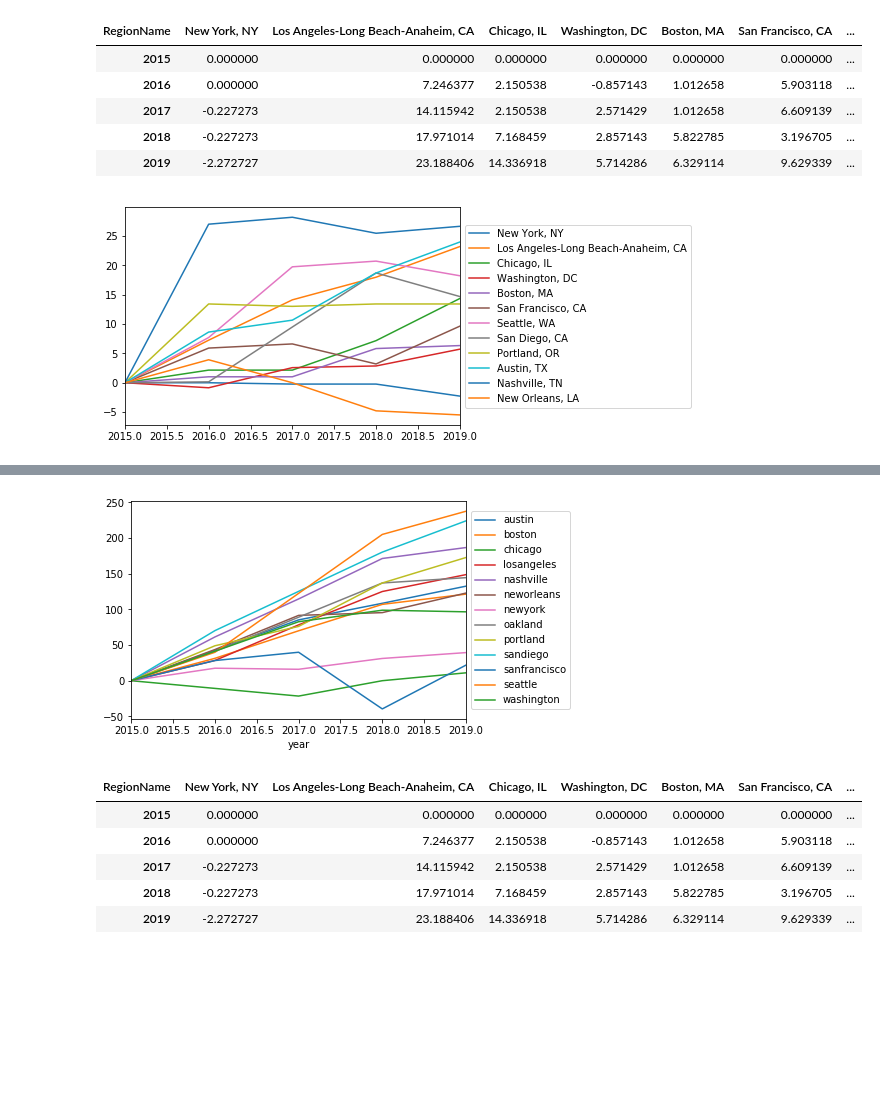
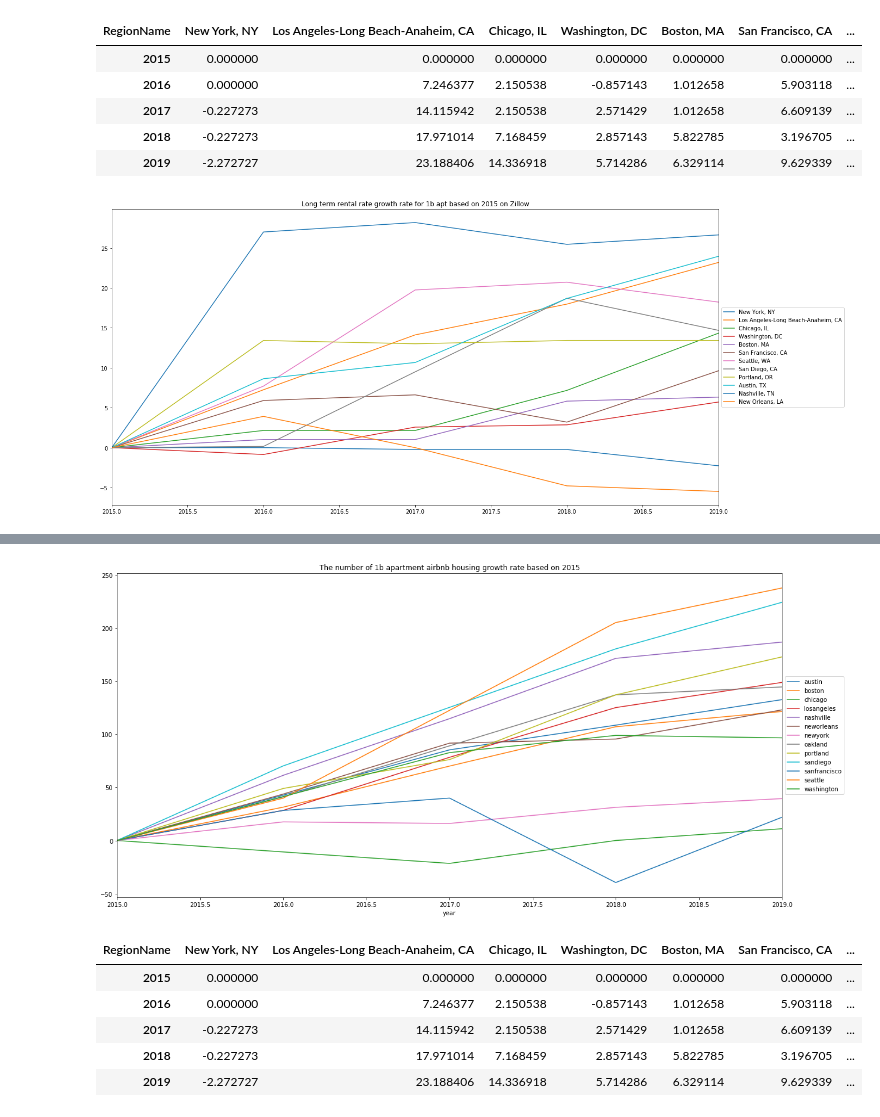
Before and after one commit to cye2277/Final_Project, a Jupyter notebook: PR_Final_project.ipynb, the cells around one changed output, grey strips where cells are left out. Drawn from its saved outputs; the diff is of its cells as text; code cells hidden in the pictures; blank space fills up the shorter version.

```diff
--- a/PR_Final_project.ipynb
+++ b/PR_Final_project.ipynb
@@ -567,11 +567,11 @@ new_zillow_pct_trend_1b
 | 2018 | -0.227273 | 17.971014 | 7.168459 | 2.857143 | 5.822785 | 3.196705 | ... |
 | 2019 | -2.272727 | 23.188406 | 14.336918 | 5.714286 | 6.329114 | 9.629339 | ... |
 # %%
-new_zillow_pct_trend_1b.plot()
+new_zillow_pct_trend_1b.plot(figsize = (20,10),title = "Long term rental rate growth rate for 1b apt based on 2015 on Zillow" )
 plt.legend(loc='center left', bbox_to_anchor=(1.0, 0.5))
 plt.show()
 # %% [output]
-[figure, old version]
+[figure, new version]
 # %%
 def calculate_percentage_change(airbnb_trend):
     '''
@@ -604,11 +604,11 @@ airbnb_1b_count_percentage_trend
 | 2018 | 108.467310 | 106.966618 | 0.000000 | 124.986959 | 171.264368 | 95.395948 | 31.174233 | 136.949153 | 136.965812 | 180.203785 | ... |
 | 2019 | 132.475884 | 121.335269 | 11.056911 | 148.669797 | 186.590038 | 122.836096 | 39.386736 | 144.406780 | 172.649573 | 224.017467 | ... |
 # %%
-airbnb_1b_count_percentage_trend.plot()
+airbnb_1b_count_percentage_trend.plot(figsize = (20,10), title = "The number of 1b apartment airbnb housing growth rate based on 2015")
 plt.legend(loc='center left', bbox_to_anchor=(1.0, 0.5))
 plt.show()
 # %% [output]
-[figure, old version]
+[figure, new version]
 # %%
 new_zillow_pct_trend_1b
 # %% [output]
```
Also changed, not shown: parts of 7 cells of this notebook.
